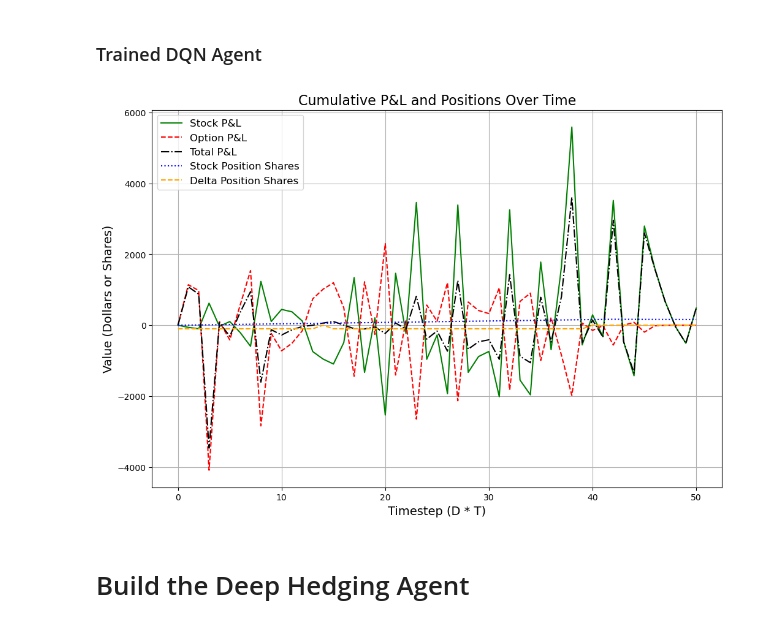
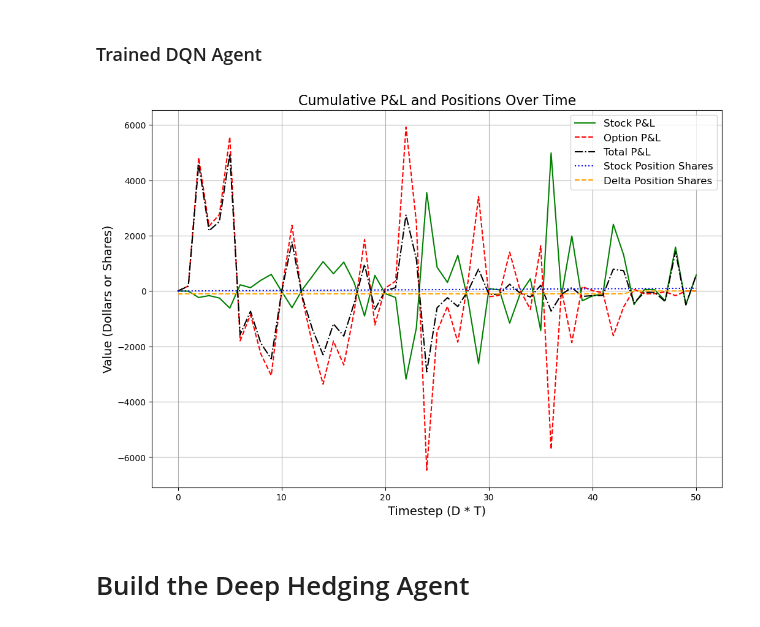
Before and after one commit to Lambulani/deepHedgingRL, a Jupyter notebook: DQL_hedging.ipynb, the cells around one changed output. Cells and saved outputs as stored; diff of their text form; code cells hidden in the pictures.

```diff
--- a/DQL_hedging.ipynb
+++ b/DQL_hedging.ipynb
@@ -121,14 +120,14 @@ tf.random.set_seed(seed)
 
 
 model = DQN("MlpPolicy", env, verbose= 0)
-model.learn(total_timesteps=10000, log_interval = 4)
+model.learn(total_timesteps=75000, log_interval = 4)
 model.save("dqn_hedge")
 
 del model
 
 model = DQN.load("dqn_hedge")
 
-num_episodes = 10
+num_episodes = 100
 
 for episode in range(num_episodes):
     state = env.reset()
@@ -150,34 +149,34 @@ for episode in range(num_episodes):
         option_pnl = 100*(next_state[3]-current_state[3])
         stock_pnl = -next_state[0]*(next_state[1] -current_state[1])- cost(delta_h, 0)
         cum_option_pnl =+ option_pnl
         cum_stock_pnl =+ stock_pnl
 
         option_pnls.append(cum_option_pnl)
         stock_pnls.append(cum_stock_pnl)
         total_pnl.append(cum_option_pnl+cum_stock_pnl)
         stock_pos_shares.append(next_state[0])
         delta_pos_shares.append(delta_action)
         if done:
             state = env.reset()
 
 time_axis = np.linspace(0, num_steps, num_steps + 1)
 plt.figure(figsize=(12, 8))
 plt.plot(time_axis, stock_pnls, label='Stock P&L', color='green', linestyle='-')
 plt.plot(time_axis, option_pnls, label='Option P&L', color='red', linestyle='--')
 plt.plot(time_axis, total_pnl, label='Total P&L', color='black', linestyle='-.')
 plt.plot(time_axis, stock_pos_shares, label='Stock Position Shares', color='blue', linestyle=':')
 plt.plot(time_axis, delta_pos_shares, label='Delta Position Shares', color='orange', linestyle='--')
 
 # Add labels, title, and legend
 plt.xlabel('Timestep (D * T)', fontsize=14)
 plt.ylabel('Value (Dollars or Shares)', fontsize=14)
 plt.title('Cumulative P&L and Positions Over Time', fontsize=16)
 plt.legend(fontsize=12)
 plt.grid(True)
 
 plt.show()
 # %% [output]
-[figure, old version]
+[figure, new version]
 # %% [markdown]
 # Build the Deep Hedging Agent
 # %%
```
Also changed, not shown: parts of 2 cells of this notebook, 1 other file.
